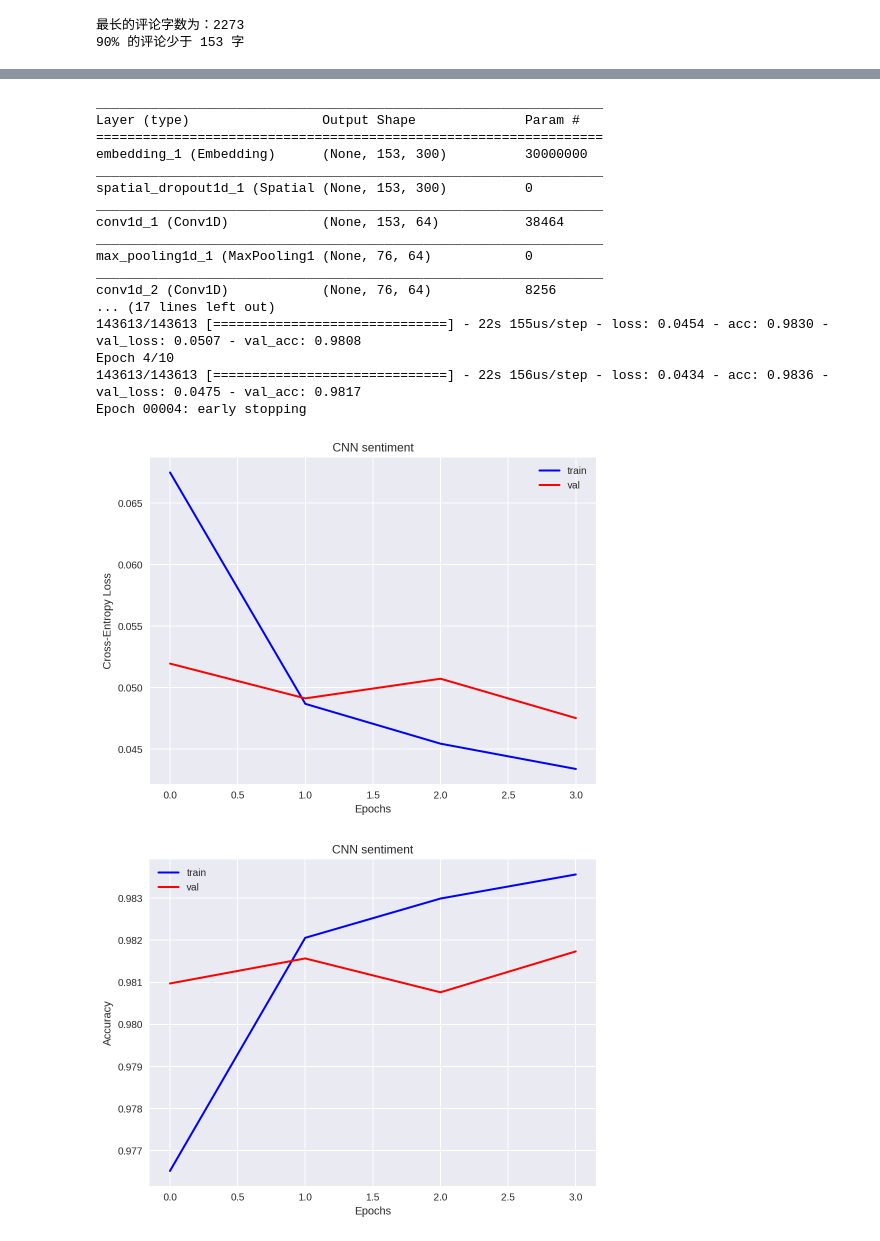
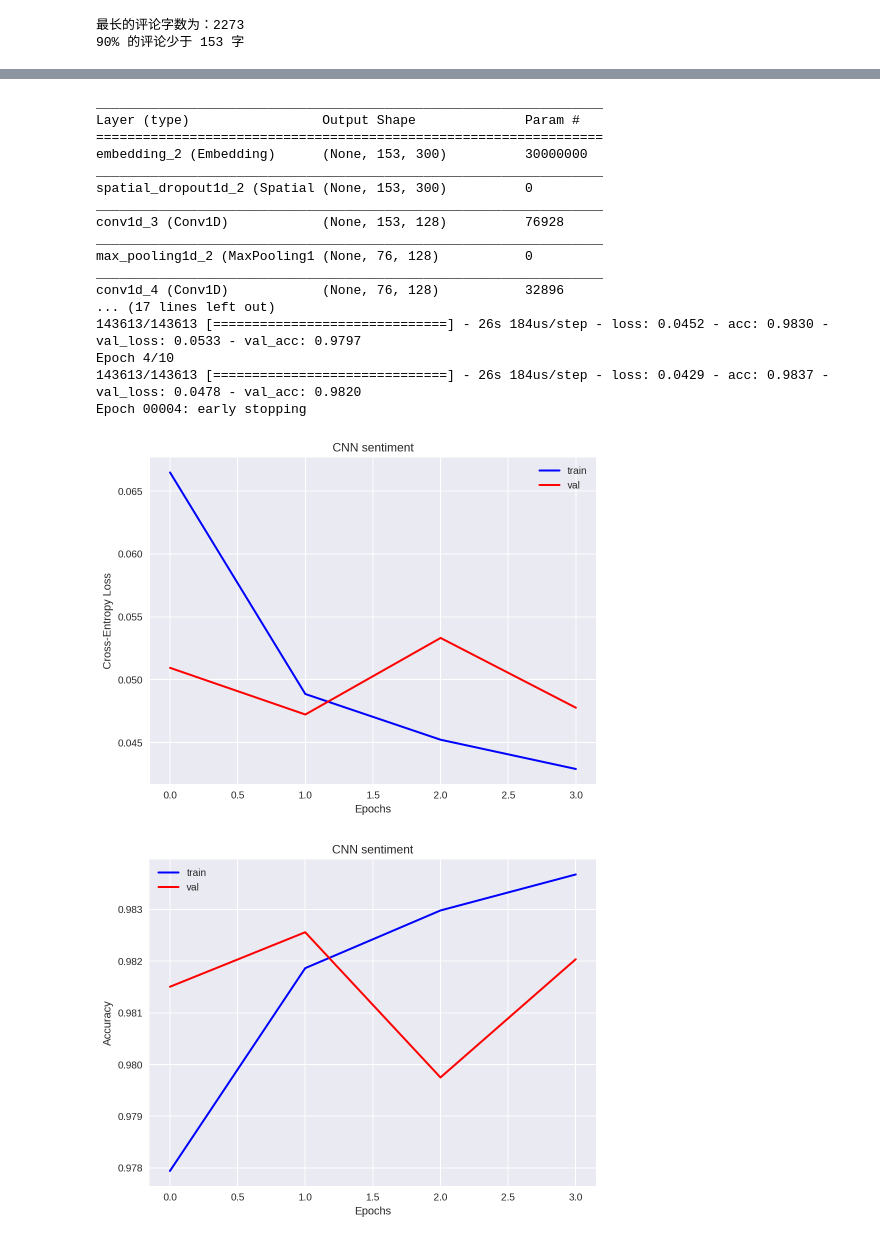
Before and after one commit to Zhengqi-Li/NLP, a Jupyter notebook: textCNN.ipynb, the cells around one changed output, grey strips where cells are left out. Cells and saved outputs as stored; diff of their text form; code cells hidden in the pictures.

```diff
--- a/textCNN.ipynb
+++ b/textCNN.ipynb
@@ -151,16 +148,25 @@ print('90% 的评论少于 {} 字'.format(maxlen))
 # %%
 # 过滤掉停止词及标点
 stop_words = set(stopwords.words('english'))
-stop_words.update(string.punctuation)
+# stop_words.update(string.punctuation)
 train_refined, test_refined = [], []
 # 元素化评论,过滤评论中停止词及标点
-tokenizer = RegexpTokenizer('\w+|\$[\d\.]+|\S+')
+# [tokenizer = RegexpTokenizer('\w+|\$[\d\.]+|\S+')]
+
 print('训练集文本处理中......')
 for line in tqdm(train_data['comment_text']):
-    train_refined.append(' '.join([word for word in tokenizer.tokenize(line) if word not in stop_words]))
+    word_seq = text_to_word_sequence(line,
+                              filters=string.punctuation+'\n\t0123456789',
+                              lower=True,
+                              split=" ")
+    train_refined.append(' '.join([word for word in word_seq if word not in stop_words]))
 print('测试集文本处理中......')
 for line in tqdm(test_data['comment_text']):
-    test_refined.append(' '.join([word for word in tokenizer.tokenize(line) if word not in stop_words]))
+    word_seq = text_to_word_sequence(line,
+                              filters=string.punctuation+'\n\t0123456789',
+                              lower=True,
+                              split=" ")
+    test_refined.append(' '.join([word for word in word_seq if word not in stop_words]))
 
 word_upper = 100000 # 词量上限
 # 基于词频，保留前 100000 个词
@@ -186,6 +192,6 @@ for word, index in tqdm(word_index.items()):
 # %%
 
-num_filters = 64
+num_filters = 128
 model = Sequential()
 model.add(Embedding(word_upper,
                     word_features,
@@ -212,7 +218,9 @@ batch_size = 64
 epochs = 10
 X_train, X_valid, Y_train, Y_valid = train_test_split(seq_train,
                                                       train_data[labels].values,
-                                                      test_size = 0.1)
+                                                      test_size = 0.1
+#                                                       random_state = 0
+                                                     )
 hist = model.fit(X_train, Y_train,
                 epochs=epochs,
                 batch_size=batch_size,
@@ -228,39 +236,39 @@ plt.xlabel('Epochs')
 plt.ylabel('Cross-Entropy Loss')
 plt.legend(loc='upper right')
 plt.show()
 
 plt.figure()
 plt.plot(hist.history['acc'], lw=2.0, color='b', label='train')
 plt.plot(hist.history['val_acc'], lw=2.0, color='r', label='val')
 plt.title('CNN sentiment')
 plt.xlabel('Epochs')
 plt.ylabel('Accuracy')
 plt.legend(loc='upper left')
 plt.show()
 
 y_test = model.predict(seq_test)
 label_names = ["toxic", "severe_toxic", "obscene", "threat", "insult", "identity_hate"]
 submission_df = pd.DataFrame(columns=['id'] + label_names)
 submission_df['id'] = test_data['id'].values
 submission_df[label_names] = y_test
 submission_df.to_csv("./cnn_fasttext_submission.csv", index=False)
 # %% [output]
 _________________________________________________________________
 Layer (type)                 Output Shape              Param #
 =================================================================
-embedding_1 (Embedding)      (None, 153, 300)          30000000
+embedding_2 (Embedding)      (None, 153, 300)          30000000
 _________________________________________________________________
-spatial_dropout1d_1 (Spatial (None, 153, 300)          0
+spatial_dropout1d_2 (Spatial (None, 153, 300)          0
 _________________________________________________________________
-conv1d_1 (Conv1D)            (None, 153, 64)           38464
+conv1d_3 (Conv1D)            (None, 153, 128)          76928
 _________________________________________________________________
-max_pooling1d_1 (MaxPooling1 (None, 76, 64)            0
+max_pooling1d_2 (MaxPooling1 (None, 76, 128)           0
 _________________________________________________________________
-conv1d_2 (Conv1D)            (None, 76, 64)            8256
+conv1d_4 (Conv1D)            (None, 76, 128)           32896
 ... (17 lines left out)
-143613/143613 [==============================] - 22s 155us/step - loss: 0.0454 - acc: 0.9830 - val_loss: 0.0507 - val_acc: 0.9808
+143613/143613 [==============================] - 26s 184us/step - loss: 0.0452 - acc: 0.9830 - val_loss: 0.0533 - val_acc: 0.9797
 Epoch 4/10
-143613/143613 [==============================] - 22s 156us/step - loss: 0.0434 - acc: 0.9836 - val_loss: 0.0475 - val_acc: 0.9817
+143613/143613 [==============================] - 26s 184us/step - loss: 0.0429 - acc: 0.9837 - val_loss: 0.0478 - val_acc: 0.9820
 Epoch 00004: early stopping
-[figure, old version]
+[figure, new version]
-[figure, old version]
+[figure, new version]
```
Also changed, not shown: parts of 2 cells of this notebook, 1 other file.
